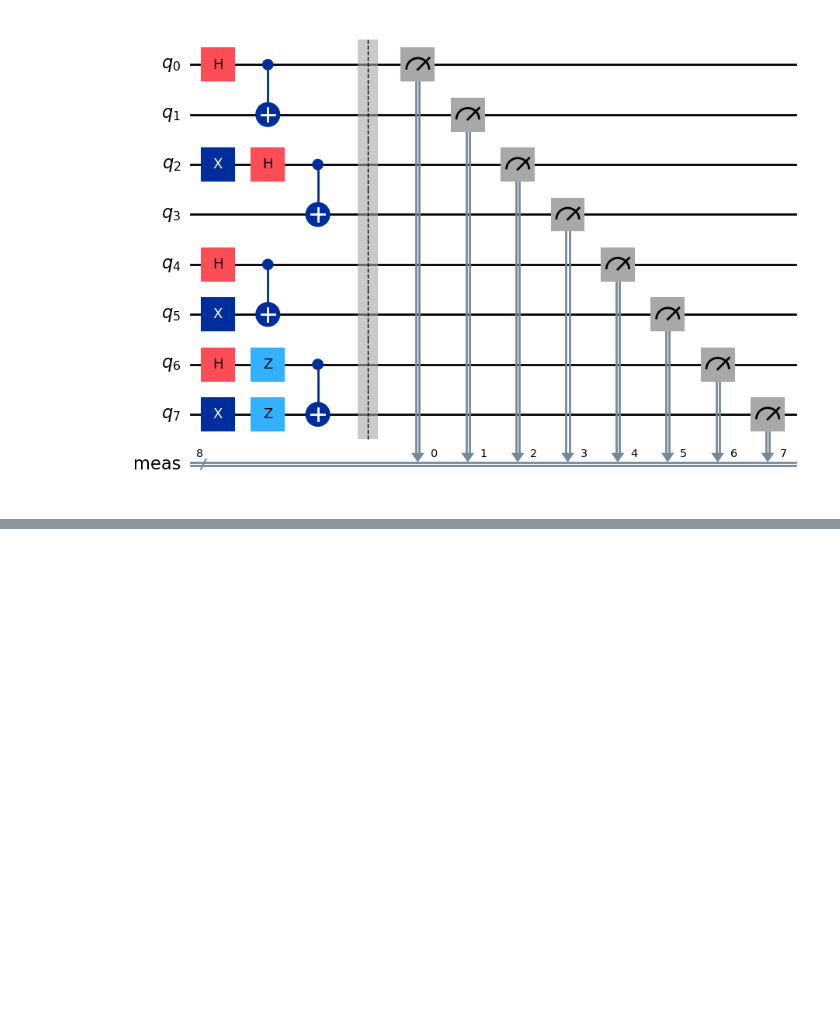
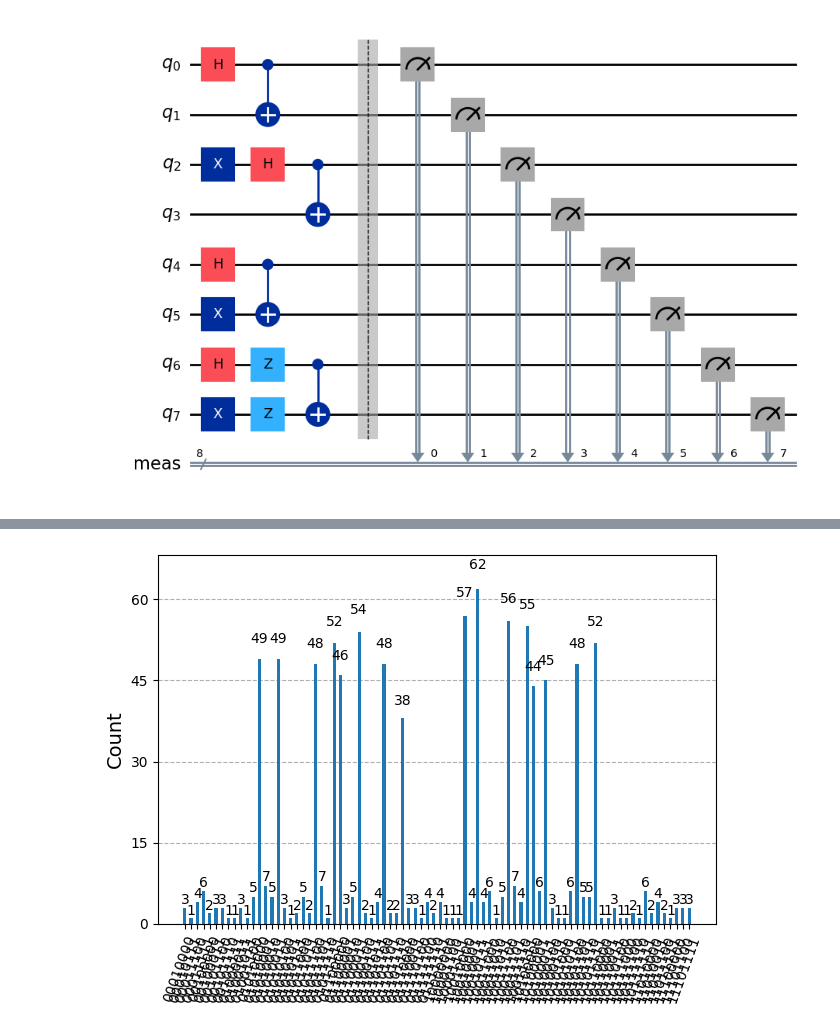
Before and after one commit to Florian-Heringa/quantum-frameworks-python-exploration, a Jupyter notebook: Python/Qiskit/03_ConnectToIBMQP.ipynb, the cells around one changed output, grey strips where cells are left out. Drawn from its saved outputs; the diff is of its cells as text; code cells hidden in the pictures; blank space fills up the shorter version.

```diff
--- a/Python/Qiskit/03_ConnectToIBMQP.ipynb
+++ b/Python/Qiskit/03_ConnectToIBMQP.ipynb
@@ -119,0 +141,6 @@ circuit.draw('mpl')
+# %%
+from qiskit_ibm_runtime import SamplerV2 as Sampler
+
+sampler = Sampler(mode=backend)
+job = sampler.run([isa_circuit], shots=1000)
+print(job.job_id())
@@ -119,0 +155,3 @@ circuit.draw('mpl')
+# %%
+results = job.result()
+results[0].data.meas.get_counts()
@@ -119,0 +176,5 @@ circuit.draw('mpl')
+# %%
+from qiskit.visualization import plot_histogram
+plot_histogram(results[0].data.meas.get_counts())
+# %% [output]
+[figure, added]
```
Also changed, not shown: parts of 9 cells of this notebook, 2 other files.
